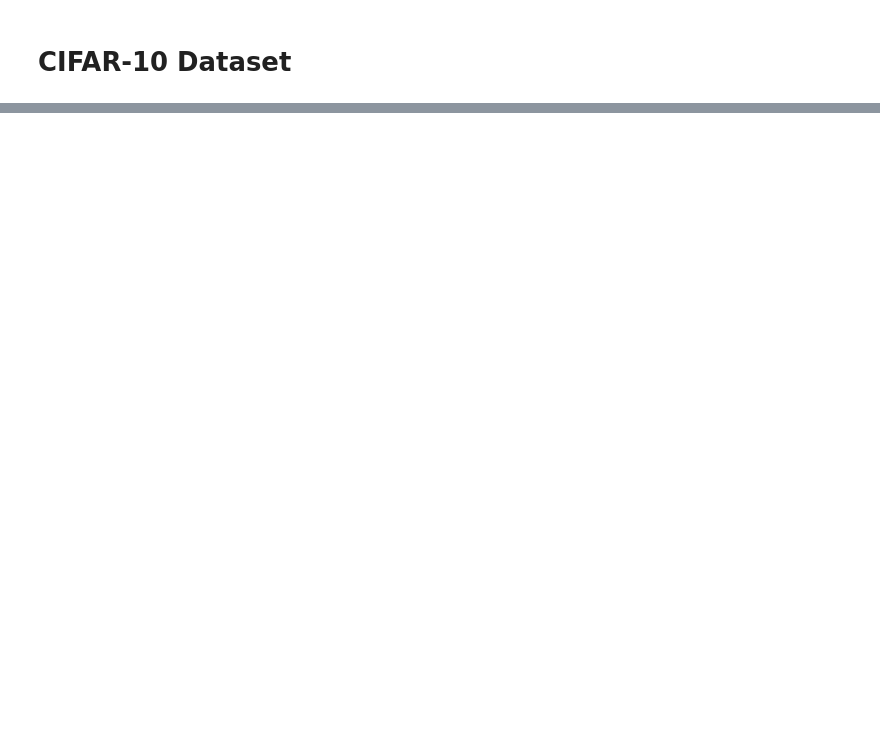
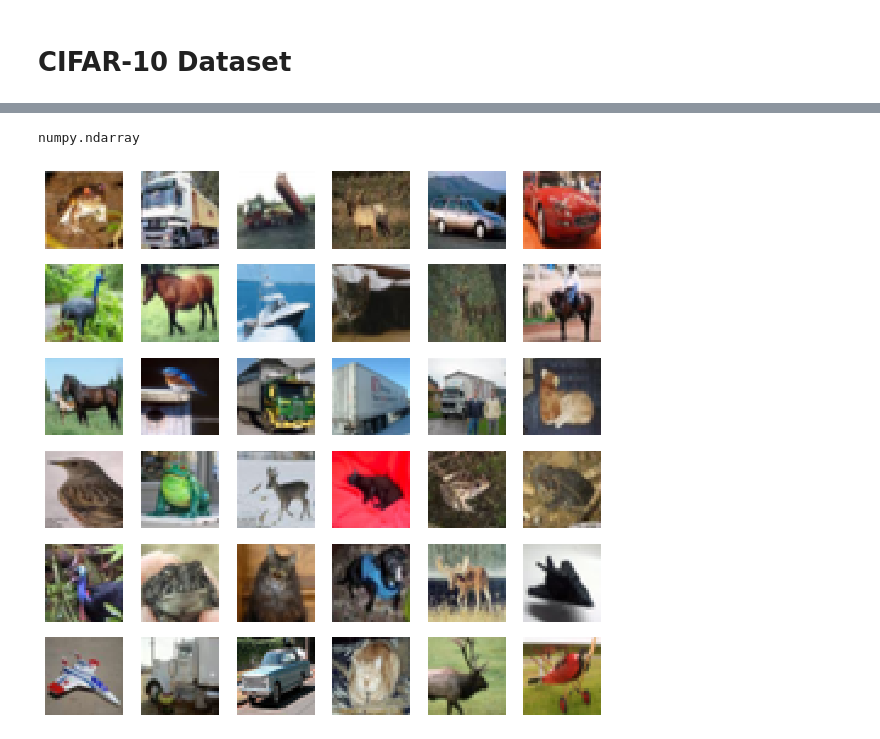
Before and after one commit to sandeeppalakkal/ML_Datascience_Practice, a Jupyter notebook: CIFAR10_in_Keras.ipynb, the cells around one changed output, grey strips where cells are left out. Saved outputs shown, nothing was run; the diff lists cells and outputs as text; code cells hidden in the pictures; blank space fills up the shorter version.

```diff
--- a/CIFAR10_in_Keras.ipynb
+++ b/CIFAR10_in_Keras.ipynb
@@ -15 +17,6 @@ Downloading data from https://www.cs.toronto.edu/~kriz/cifar-10-python.tar.gz
 (50000, 32, 32, 3) (50000, 1) (10000, 32, 32, 3) (10000, 1)
+# %%
+img = X_train[0,...]
+type(img)
+# %% [output]
+numpy.ndarray
@@ -15,0 +31,18 @@ Downloading data from https://www.cs.toronto.edu/~kriz/cifar-10-python.tar.gz
+# %%
+def display_image(X,start=0,jump=1,row=4):
+  end = start + jump * row
+  fig = plt.figure(figsize=(10,10))
+
+  k = start
+  for i in range(start,end,jump):
+    for j in range(start,end,jump):
+      ax = fig.add_subplot(row,row,k+1,xticks=[],yticks=[])
+      #plt.imshow(Image.fromarray(X[k]))
+      plt.imshow(X[k])
+      k += jump
+  plt.show()
+  return
+# %%
+display_image(X_train,0,1,6)
+# %% [output]
+[figure, added]
```
Also changed, not shown: parts of 19 cells of this notebook.
